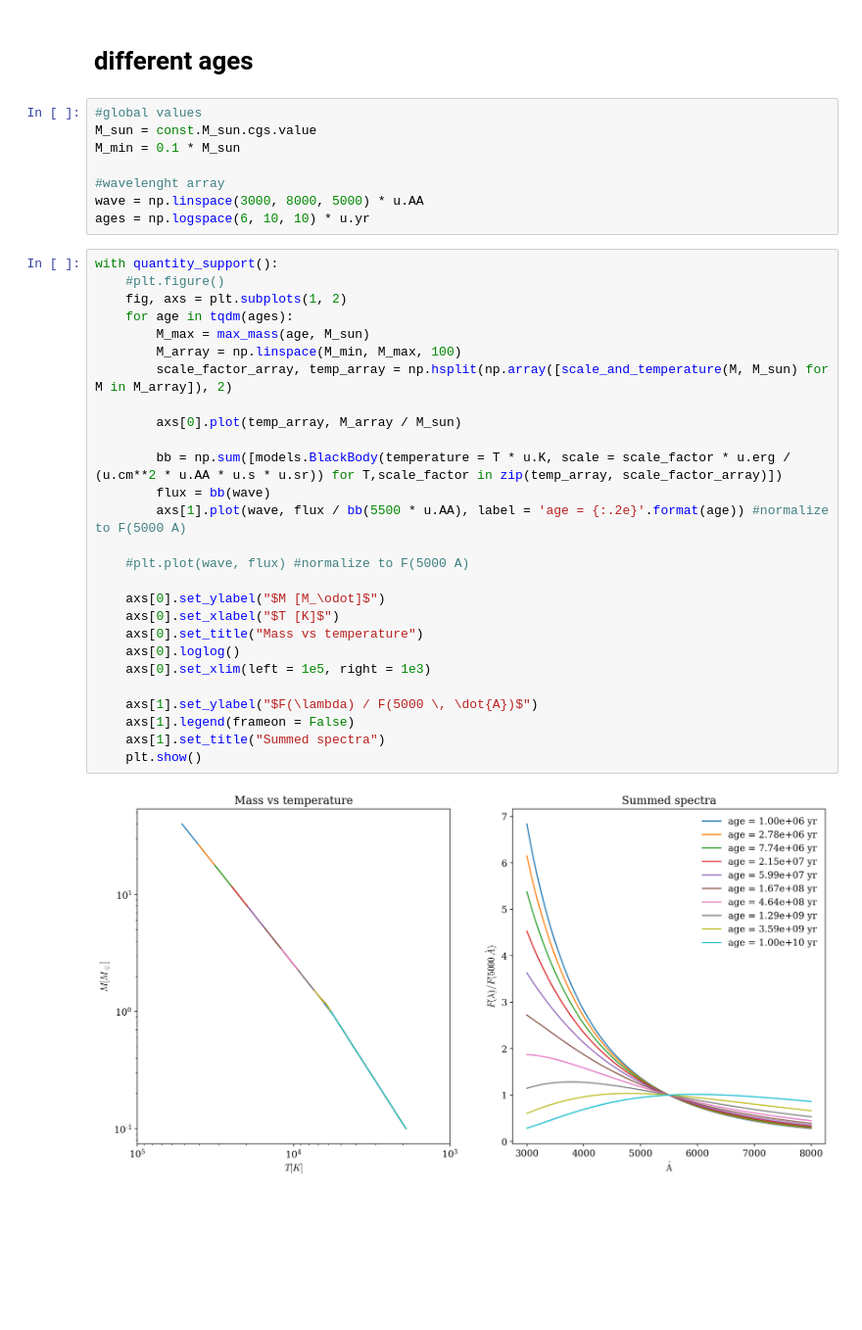
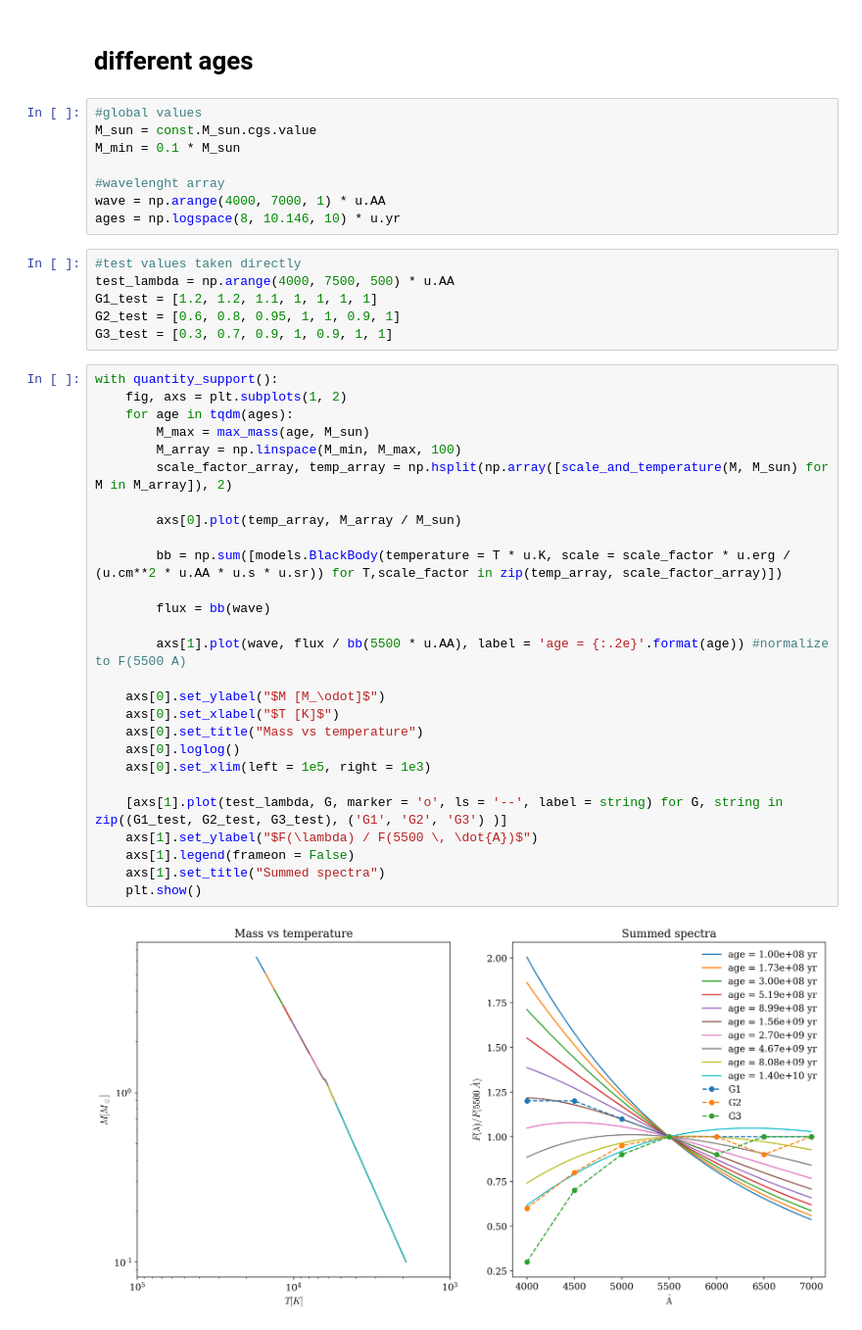
Before and after one commit to asantini29/codes_laboratory_data_analysis, a Jupyter notebook: galaxy_model_optical.ipynb, the cells around one changed output. Shown at 98% size. Saved outputs shown, nothing was run; the diff lists cells and outputs as text; blank space fills up the shorter version.

```diff
--- a/galaxy_model_optical.ipynb
+++ b/galaxy_model_optical.ipynb
@@ -63,35 +75,41 @@ M_sun = const.M_sun.cgs.value
 M_min = 0.1 * M_sun
 
 #wavelenght array
-wave = np.linspace(3000, 8000, 5000) * u.AA
-ages = np.logspace(6, 10, 10) * u.yr
+wave = np.arange(4000, 7000, 1) * u.AA
+ages = np.logspace(8, 10.146, 10) * u.yr
+# %%
+#test values taken directly
+test_lambda = np.arange(4000, 7500, 500) * u.AA
+G1_test = [1.2, 1.2, 1.1, 1, 1, 1, 1]
+G2_test = [0.6, 0.8, 0.95, 1, 1, 0.9, 1]
+G3_test = [0.3, 0.7, 0.9, 1, 0.9, 1, 1]
 # %%
 with quantity_support():
-    #plt.figure()
     fig, axs = plt.subplots(1, 2)
     for age in tqdm(ages):
         M_max = max_mass(age, M_sun)
         M_array = np.linspace(M_min, M_max, 100)
         scale_factor_array, temp_array = np.hsplit(np.array([scale_and_temperature(M, M_sun) for M in M_array]), 2)
 
         axs[0].plot(temp_array, M_array / M_sun)
 
         bb = np.sum([models.BlackBody(temperature = T * u.K, scale = scale_factor * u.erg / (u.cm**2 * u.AA * u.s * u.sr)) for T,scale_factor in zip(temp_array, scale_factor_array)])
+
         flux = bb(wave)
-        axs[1].plot(wave, flux / bb(5500 * u.AA), label = 'age = {:.2e}'.format(age)) #normalize to F(5000 A)
 
-    #plt.plot(wave, flux) #normalize to F(5000 A)
+        axs[1].plot(wave, flux / bb(5500 * u.AA), label = 'age = {:.2e}'.format(age)) #normalize to F(5500 A)
 
     axs[0].set_ylabel("$M [M_\odot]$")
     axs[0].set_xlabel("$T [K]$")
     axs[0].set_title("Mass vs temperature")
     axs[0].loglog()
     axs[0].set_xlim(left = 1e5, right = 1e3)
 
-    axs[1].set_ylabel("$F(\lambda) / F(5000 \, \dot{A})$")
+    [axs[1].plot(test_lambda, G, marker = 'o', ls = '--', label = string) for G, string in zip((G1_test, G2_test, G3_test), ('G1', 'G2', 'G3') )]
+    axs[1].set_ylabel("$F(\lambda) / F(5500 \, \dot{A})$")
     axs[1].legend(frameon = False)
     axs[1].set_title("Summed spectra")
     plt.show()
 # %% [output]
-[figure, old version]
+[figure, new version]
 # %% [markdown]
```
Also changed, not shown: parts of 14 cells of this notebook.
